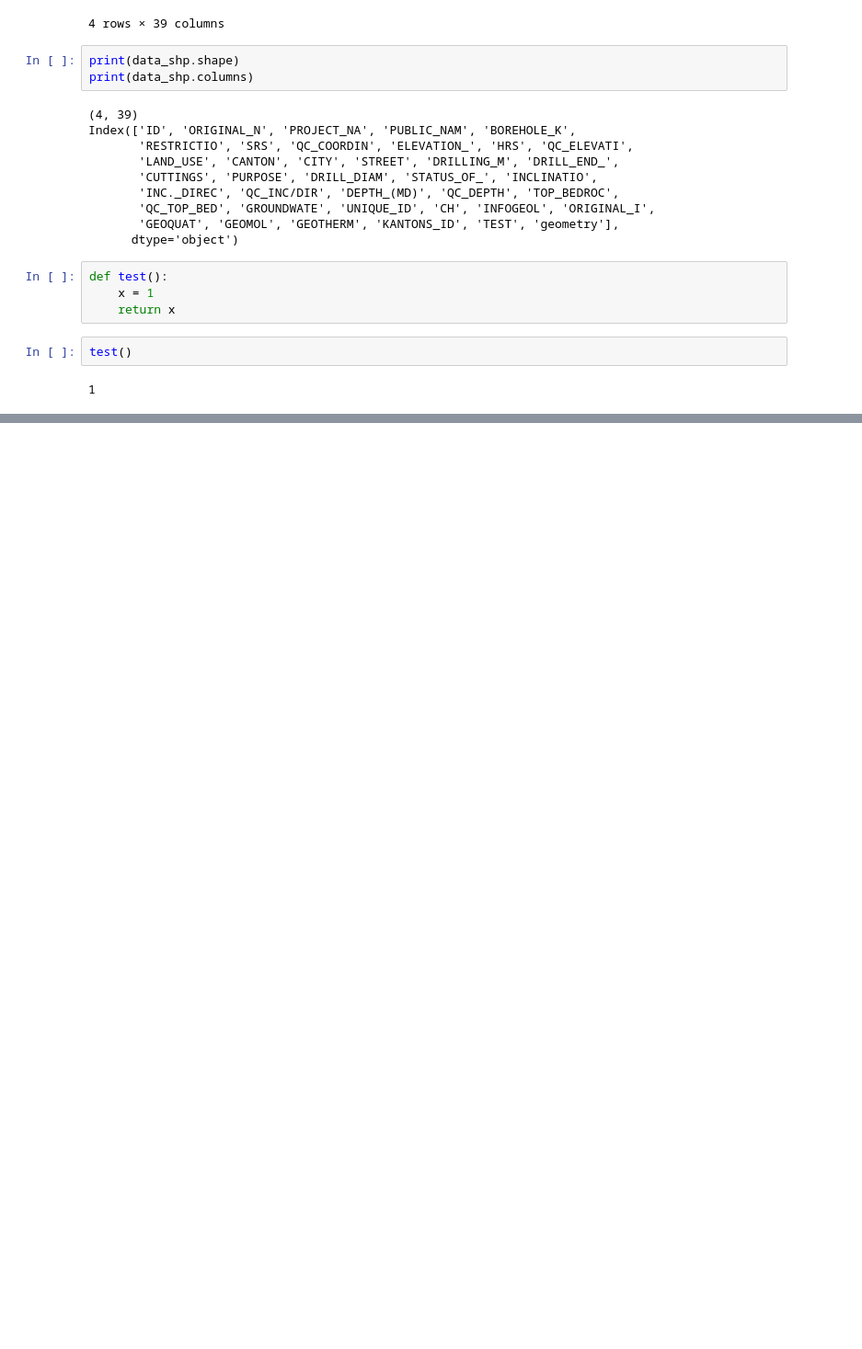
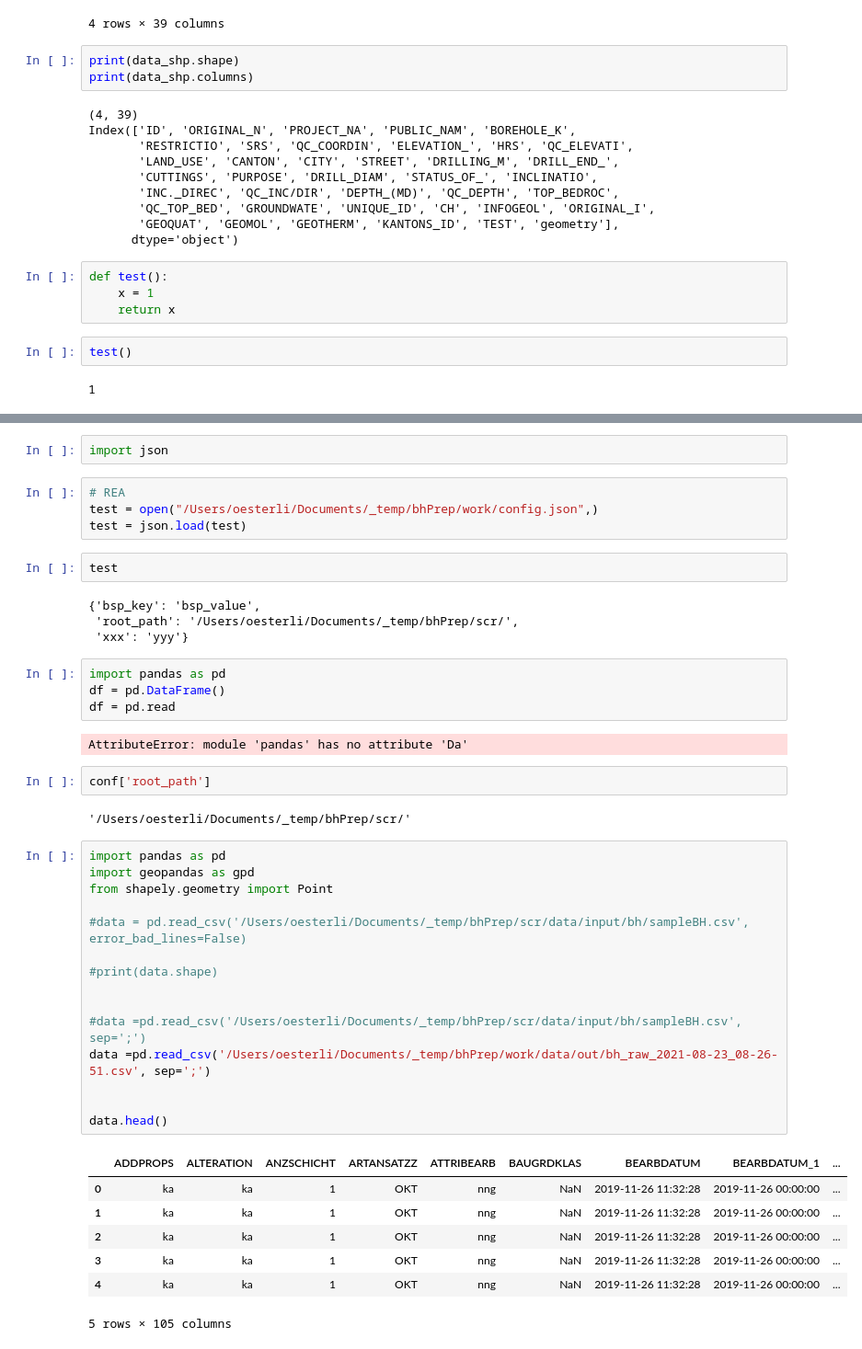
Before and after one commit to oesterli/dataPrep, a Jupyter notebook: work/importFiles_DEV.ipynb, the cells around one changed output, grey strips where cells are left out. Shown at 92% size. Cells and saved outputs as stored; diff of their text form; blank space fills up the shorter version.

```diff
--- a/work/importFiles_DEV.ipynb
+++ b/work/importFiles_DEV.ipynb
@@ -102,0 +133,45 @@ test()
+# %%
+import json
+# %%
+# REA
+test = open("/Users/oesterli/Documents/_temp/bhPrep/work/config.json",)
+test = json.load(test)
+# %%
+test
+# %% [output]
+{'bsp_key': 'bsp_value',
+ 'root_path': '/Users/oesterli/Documents/_temp/bhPrep/scr/',
+ 'xxx': 'yyy'}
+# %%
+import pandas as pd
+df = pd.DataFrame()
+df = pd.read
+# %% [output]
+AttributeError: module 'pandas' has no attribute 'Da'
+# %%
+conf['root_path']
+# %% [output]
+'/Users/oesterli/Documents/_temp/bhPrep/scr/'
+# %%
+import pandas as pd
+import geopandas as gpd
+from shapely.geometry import Point
+
+#data = pd.read_csv('/Users/oesterli/Documents/_temp/bhPrep/scr/data/input/bh/sampleBH.csv', error_bad_lines=False)
+
+#print(data.shape)
+
+
+#data =pd.read_csv('/Users/oesterli/Documents/_temp/bhPrep/scr/data/input/bh/sampleBH.csv', sep=';')
+data =pd.read_csv('/Users/oesterli/Documents/_temp/bhPrep/work/data/out/bh_raw_2021-08-23_08-26-51.csv', sep=';')
+
+
+data.head()
+# %% [output]
+|  | ADDPROPS | ALTERATION | ANZSCHICHT | ARTANSATZZ | ATTRIBEARB | BAUGRDKLAS | BEARBDATUM | BEARBDATUM_1 | ... |
+| 0 | ka | ka | 1 | OKT | nng | NaN | 2019-11-26 11:32:28 | 2019-11-26 00:00:00 | ... |
+| 1 | ka | ka | 1 | OKT | nng | NaN | 2019-11-26 11:32:28 | 2019-11-26 00:00:00 | ... |
+| 2 | ka | ka | 1 | OKT | nng | NaN | 2019-11-26 11:32:28 | 2019-11-26 00:00:00 | ... |
+| 3 | ka | ka | 1 | OKT | nng | NaN | 2019-11-26 11:32:28 | 2019-11-26 00:00:00 | ... |
+| 4 | ka | ka | 1 | OKT | nng | NaN | 2019-11-26 11:32:28 | 2019-11-26 00:00:00 | ... |
+5 rows × 105 columns
```
Also changed, not shown: parts of 9 cells of this notebook, 32 other files.
